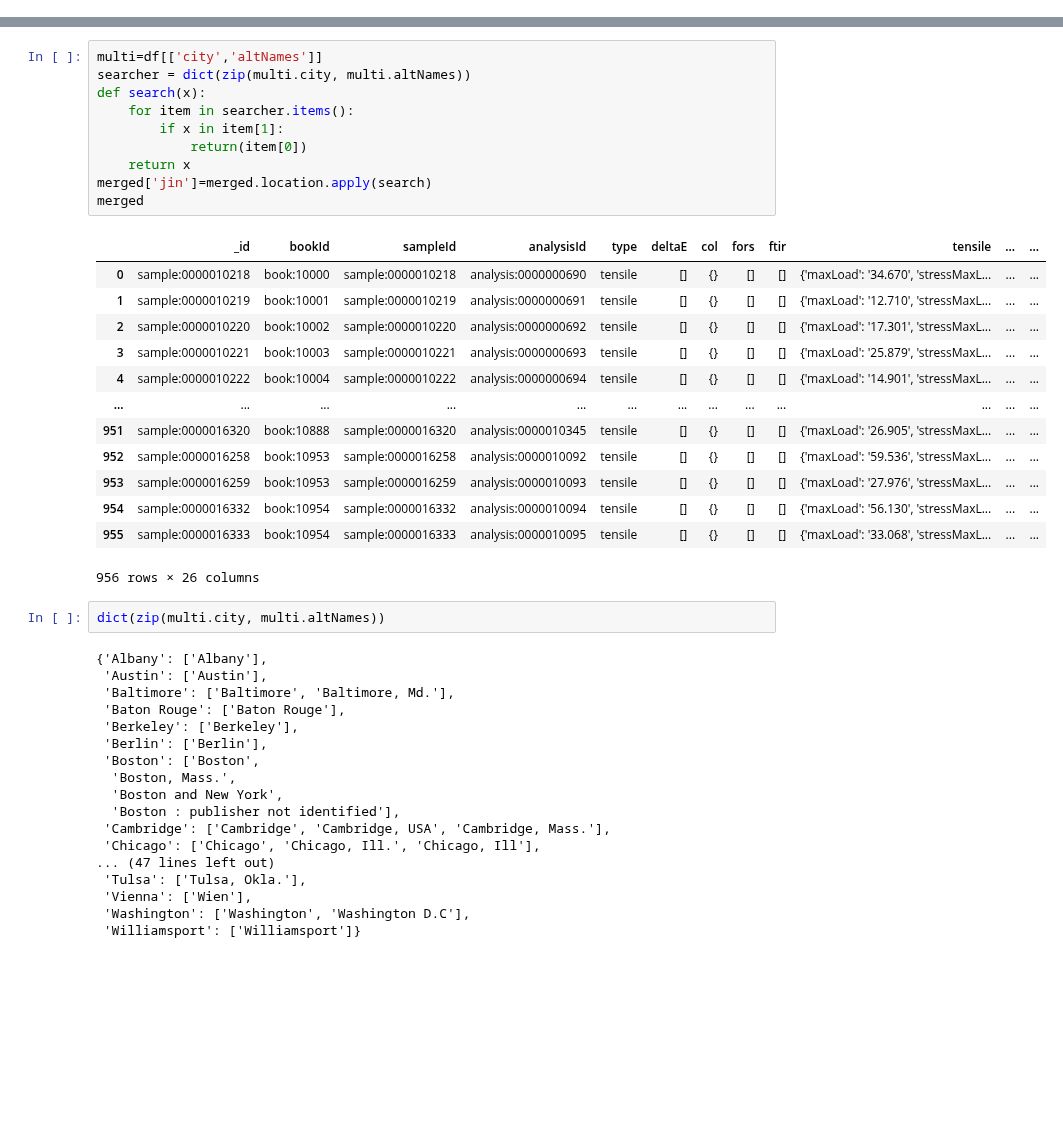
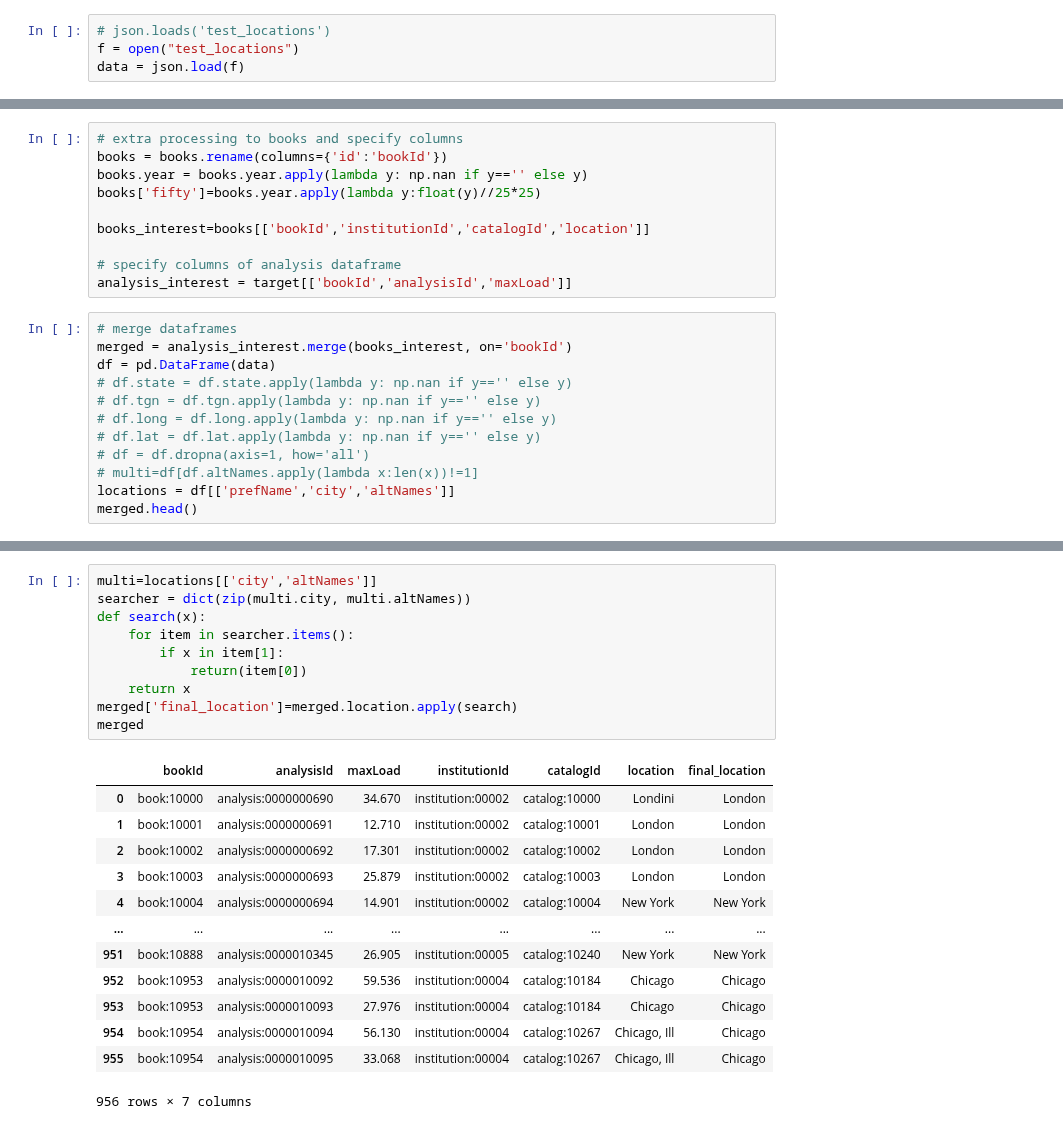
Before and after one commit to hujingc/umsi_loc_anc, a Jupyter notebook: location maxLoad.ipynb, the cells around one changed output, grey strips where cells are left out. Saved outputs shown, nothing was run; the diff lists cells and outputs as text; blank space fills up the shorter version.

```diff
--- a/location maxLoad.ipynb
+++ b/location maxLoad.ipynb
@@ -0,0 +5,4 @@
+# %%
+# json.loads('test_locations')
+f = open("test_locations")
+data = json.load(f)
@@ -652,0 +56,22 @@ df
+# %%
+# extra processing to books and specify columns
+books = books.rename(columns={'id':'bookId'})
+books.year = books.year.apply(lambda y: np.nan if y=='' else y)
+books['fifty']=books.year.apply(lambda y:float(y)//25*25)
+
+books_interest=books[['bookId','institutionId','catalogId','location']]
+
+# specify columns of analysis dataframe
+analysis_interest = target[['bookId','analysisId','maxLoad']]
+# %%
+# merge dataframes
+merged = analysis_interest.merge(books_interest, on='bookId')
+df = pd.DataFrame(data)
+# df.state = df.state.apply(lambda y: np.nan if y=='' else y)
+# df.tgn = df.tgn.apply(lambda y: np.nan if y=='' else y)
+# df.long = df.long.apply(lambda y: np.nan if y=='' else y)
+# df.lat = df.lat.apply(lambda y: np.nan if y=='' else y)
+# df = df.dropna(axis=1, how='all')
+# multi=df[df.altNames.apply(lambda x:len(x))!=1]
+locations = df[['prefName','city','altNames']]
+merged.head()
@@ -653,47 +85,27 @@ df
 # %%
-multi=df[['city','altNames']]
+multi=locations[['city','altNames']]
 searcher = dict(zip(multi.city, multi.altNames))
 def search(x):
     for item in searcher.items():
         if x in item[1]:
             return(item[0])
     return x
-merged['jin']=merged.location.apply(search)
+merged['final_location']=merged.location.apply(search)
 merged
 # %% [output]
-|  | _id | bookId | sampleId | analysisId | type | deltaE | col | fors | ftir | tensile | ... | ... |
-| 0 | sample:0000010218 | book:10000 | sample:0000010218 | analysis:0000000690 | tensile | [] | {} | [] | [] | {'maxLoad': '34.670', 'stressMaxL... | ... | ... |
-| 1 | sample:0000010219 | book:10001 | sample:0000010219 | analysis:0000000691 | tensile | [] | {} | [] | [] | {'maxLoad': '12.710', 'stressMaxL... | ... | ... |
-| 2 | sample:0000010220 | book:10002 | sample:0000010220 | analysis:0000000692 | tensile | [] | {} | [] | [] | {'maxLoad': '17.301', 'stressMaxL... | ... | ... |
-| 3 | sample:0000010221 | book:10003 | sample:0000010221 | analysis:0000000693 | tensile | [] | {} | [] | [] | {'maxLoad': '25.879', 'stressMaxL... | ... | ... |
-| 4 | sample:0000010222 | book:10004 | sample:0000010222 | analysis:0000000694 | tensile | [] | {} | [] | [] | {'maxLoad': '14.901', 'stressMaxL... | ... | ... |
-| ... | ... | ... | ... | ... | ... | ... | ... | ... | ... | ... | ... | ... |
-| 951 | sample:0000016320 | book:10888 | sample:0000016320 | analysis:0000010345 | tensile | [] | {} | [] | [] | {'maxLoad': '26.905', 'stressMaxL... | ... | ... |
-| 952 | sample:0000016258 | book:10953 | sample:0000016258 | analysis:0000010092 | tensile | [] | {} | [] | [] | {'maxLoad': '59.536', 'stressMaxL... | ... | ... |
-| 953 | sample:0000016259 | book:10953 | sample:0000016259 | analysis:0000010093 | tensile | [] | {} | [] | [] | {'maxLoad': '27.976', 'stressMaxL... | ... | ... |
-| 954 | sample:0000016332 | book:10954 | sample:0000016332 | analysis:0000010094 | tensile | [] | {} | [] | [] | {'maxLoad': '56.130', 'stressMaxL... | ... | ... |
-| 955 | sample:0000016333 | book:10954 | sample:0000016333 | analysis:0000010095 | tensile | [] | {} | [] | [] | {'maxLoad': '33.068', 'stressMaxL... | ... | ... |
+|  | bookId | analysisId | maxLoad | institutionId | catalogId | location | final_location |
+| 0 | book:10000 | analysis:0000000690 | 34.670 | institution:00002 | catalog:10000 | Londini | London |
+| 1 | book:10001 | analysis:0000000691 | 12.710 | institution:00002 | catalog:10001 | London | London |
+| 2 | book:10002 | analysis:0000000692 | 17.301 | institution:00002 | catalog:10002 | London | London |
+| 3 | book:10003 | analysis:0000000693 | 25.879 | institution:00002 | catalog:10003 | London | London |
+| 4 | book:10004 | analysis:0000000694 | 14.901 | institution:00002 | catalog:10004 | New York | New York |
+| ... | ... | ... | ... | ... | ... | ... | ... |
+| 951 | book:10888 | analysis:0000010345 | 26.905 | institution:00005 | catalog:10240 | New York | New York |
+| 952 | book:10953 | analysis:0000010092 | 59.536 | institution:00004 | catalog:10184 | Chicago | Chicago |
+| 953 | book:10953 | analysis:0000010093 | 27.976 | institution:00004 | catalog:10184 | Chicago | Chicago |
+| 954 | book:10954 | analysis:0000010094 | 56.130 | institution:00004 | catalog:10267 | Chicago, Ill | Chicago |
+| 955 | book:10954 | analysis:0000010095 | 33.068 | institution:00004 | catalog:10267 | Chicago, Ill | Chicago |
-956 rows × 26 columns
+956 rows × 7 columns
-# %%
-dict(zip(multi.city, multi.altNames))
-# %% [output]
-{'Albany': ['Albany'],
- 'Austin': ['Austin'],
- 'Baltimore': ['Baltimore', 'Baltimore, Md.'],
- 'Baton Rouge': ['Baton Rouge'],
- 'Berkeley': ['Berkeley'],
- 'Berlin': ['Berlin'],
- 'Boston': ['Boston',
-  'Boston, Mass.',
-  'Boston and New York',
-  'Boston : publisher not identified'],
- 'Cambridge': ['Cambridge', 'Cambridge, USA', 'Cambridge, Mass.'],
- 'Chicago': ['Chicago', 'Chicago, Ill.', 'Chicago, Ill'],
-... (47 lines left out)
- 'Tulsa': ['Tulsa, Okla.'],
- 'Vienna': ['Wien'],
- 'Washington': ['Washington', 'Washington D.C'],
- 'Williamsport': ['Williamsport']}
 # %%
 fig, ax = plt.subplots(figsize=(15,8))
 ax.set_xticklabels(ax.get_xticklabels(), rotation=90, horizontalalignment='right')
```
Also changed, not shown: parts of 9 cells of this notebook, 1 other file.
